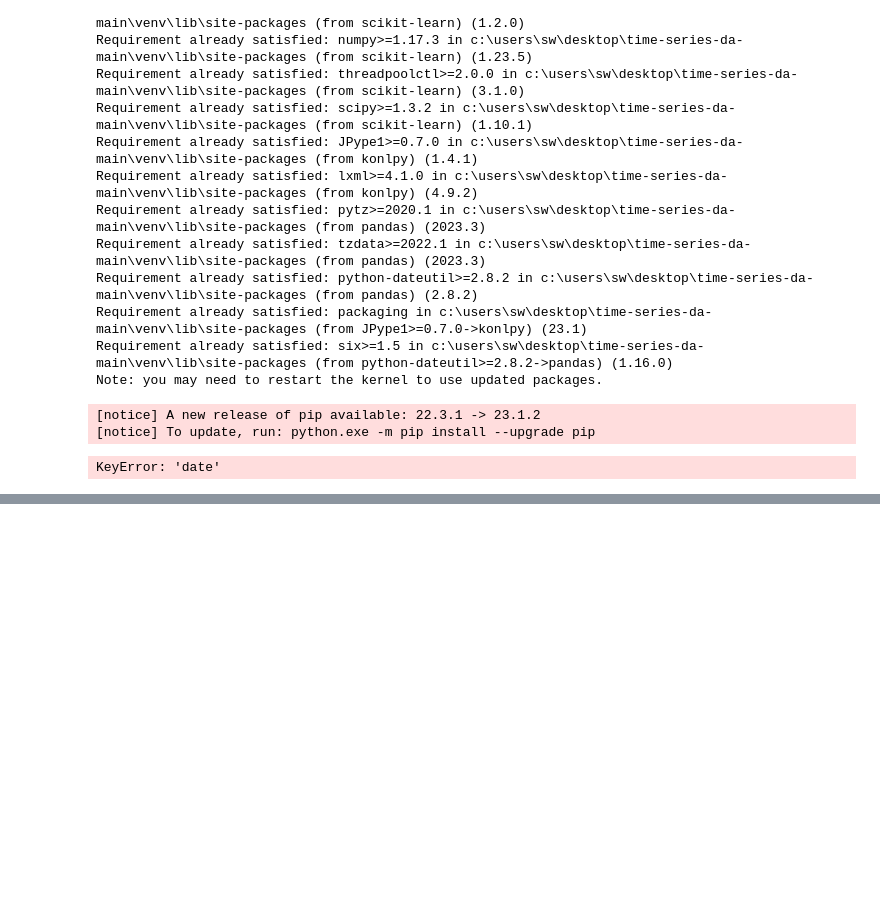
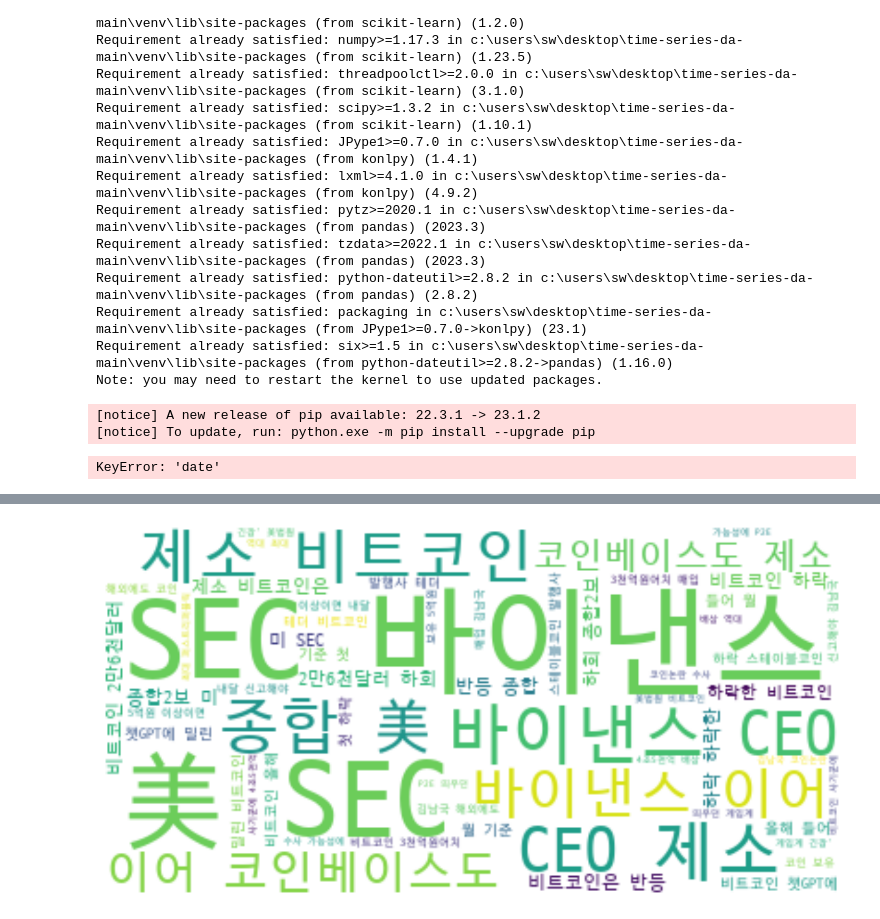
Before and after one commit to oshosh9595/ProjectBitCoin, a Jupyter notebook: notebook/ BitcoinSentiment Analysis.ipynb, the cells around one changed output, grey strips where cells are left out. Drawn from its saved outputs; the diff is of its cells as text; code cells hidden in the pictures; blank space fills up the shorter version.

```diff
--- a/notebook/ BitcoinSentiment Analysis.ipynb
+++ b/notebook/ BitcoinSentiment Analysis.ipynb
@@ -1490,0 +1599,17 @@ KeyError: 'date'
+# %%
+import pandas as pd
+from konlpy.tag import Twitter
+import nltk
+
+bit_news = pd.read_csv('naver_bit_data.csv')
+title_list = bit_news['news_title'].tolist()
+title_text = ''
+for each_line in title_list:
+    title_text = title_text + each_line + '\n'
+title_text
+
+t = Twitter() #형태소
+tokens_ko = t.morphs(title_text)
+ko = nltk.Text(tokens_ko)
+print(len(ko.tokens)) # 토큰 전체 개수
+print(len(set(ko.tokens))) # 토큰 unique 개수
@@ -1490,0 +1643,12 @@ KeyError: 'date'
+# %%
+# Generate word cloud
+wordcloud = WordCloud(font_path=r"C:/Users/SW/Desktop/D2Coding-Ver1.3.2-20180524-all.ttc",
+                      relative_scaling=0.2,
+                      background_color='white').generate(title_text)
+
+plt.figure(figsize=(16, 8))
+plt.imshow(wordcloud, interpolation='bilinear')
+plt.axis('off')
+plt.show()
+# %% [output]
+[figure, added]
```
Also changed, not shown: parts of 11 cells of this notebook, 2 other files.
